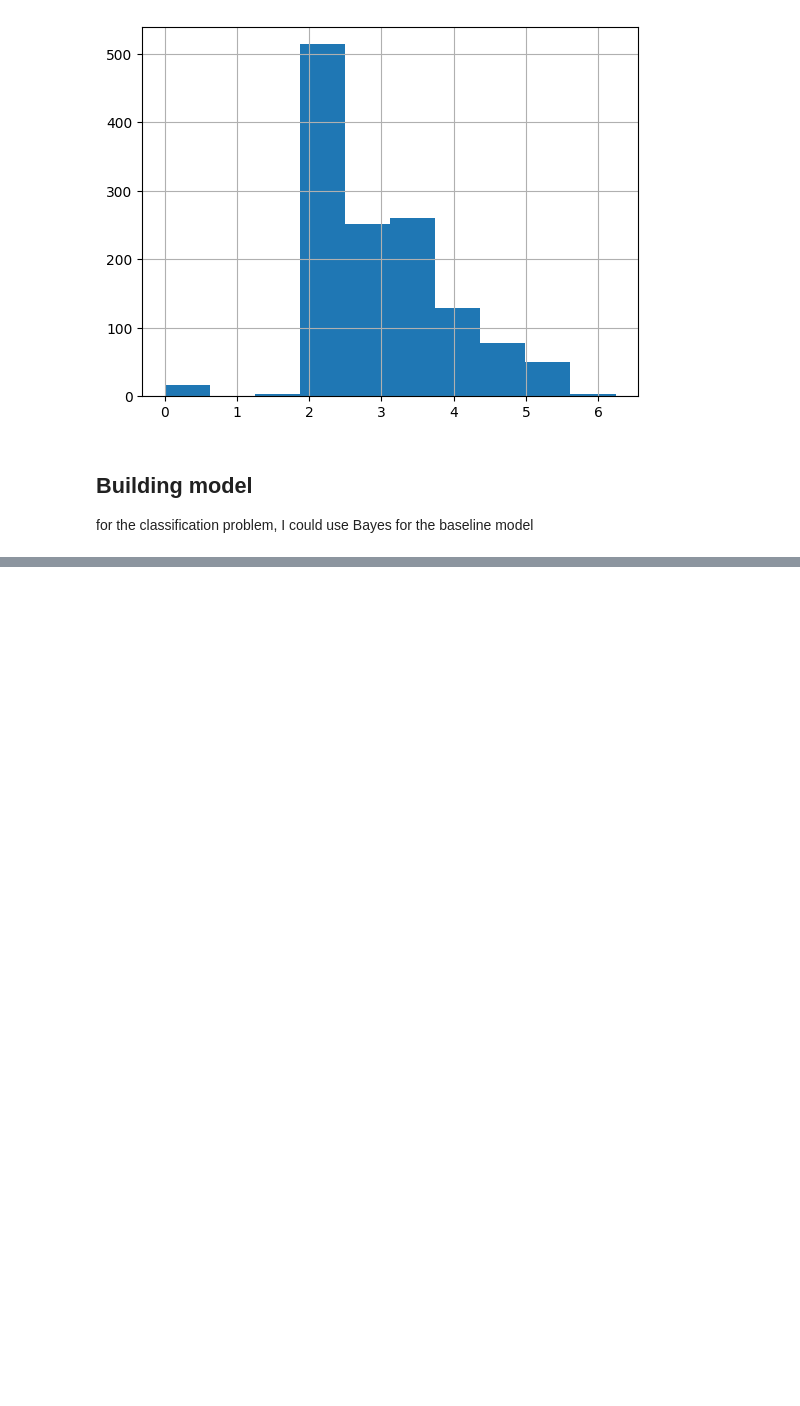
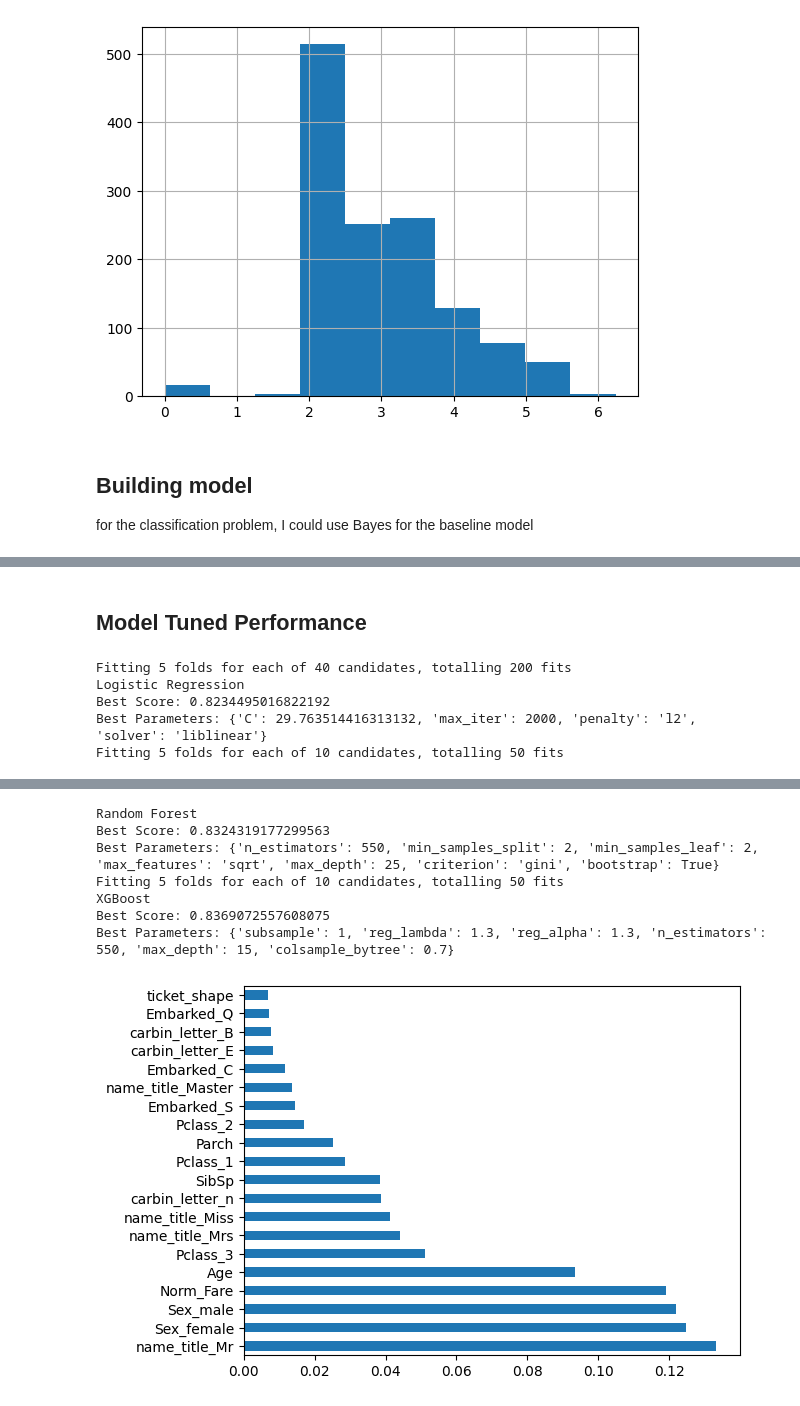
Before and after one commit to david188888/Data-science, a Jupyter notebook: Titannic/Titannic.ipynb, the cells around one changed output, grey strips where cells are left out. Saved outputs shown, nothing was run; the diff lists cells and outputs as text; code cells hidden in the pictures; blank space fills up the shorter version.

```diff
--- a/Titannic/Titannic.ipynb
+++ b/Titannic/Titannic.ipynb
@@ -277,0 +331,70 @@ the cross validation score of KNN is 0.8211184882533198
+# %% [markdown]
+## Model Tuned Performance
+# %%
+from sklearn.model_selection import GridSearchCV
+from sklearn.model_selection import RandomizedSearchCV
+
+def clf_performance(classifier, model_name):
+    print(model_name)
+    print('Best Score: ' + str(classifier.best_score_))
+    print('Best Parameters: ' + str(classifier.best_params_))
+
+# Logistic Regression
+lr = LogisticRegression()
+param_grid = {'max_iter' : [2000],
+              'penalty' : ['l1', 'l2'],
+              'C' : np.logspace(-4, 4, 20),
+              'solver' : ['liblinear']}
+clf_lr = GridSearchCV(lr, param_grid = param_grid, cv = 5, verbose = True, n_jobs = -1)
+best_clf_lr = clf_lr.fit(X_train_scaled,Y_train)
+clf_performance(best_clf_lr,'Logistic Regression')
+
+# Random Forest
+rf = RandomForestClassifier()
+param_grid =  {'n_estimators': [400,450,500,550],
+               'criterion':['gini','entropy'],
+                                  'bootstrap': [True],
+                                  'max_depth': [15, 20, 25],
+                                  'max_features': ['auto','sqrt', 10],
+                                  'min_samples_leaf': [2,3],
+                                  'min_samples_split': [2,3]}
+clf_rf = RandomizedSearchCV(rf, param_distributions = param_grid, cv = 5, verbose = True, n_jobs = -1)
+best_clf_rf = clf_rf.fit(X_train_scaled,Y_train)
+clf_performance(best_clf_rf,'Random Forest')
+
+# XGBoost
+xgb = XGBClassifier()
+param_grid = {
+    'n_estimators': [400,450,500,550],
+    'colsample_bytree': [0.7, 0.8, 0.9, 1],
+    'max_depth': [15, 20, 25],
+    'reg_alpha': [1.1, 1.2, 1.3],
+    'reg_lambda': [1.1, 1.2, 1.3],
+    'subsample': [0.7, 0.8, 0.9, 1]
+}
+clf_xgb = RandomizedSearchCV(xgb, param_distributions = param_grid, cv = 5, verbose = True, n_jobs = -1)
+best_clf_xgb = clf_xgb.fit(X_train_scaled,Y_train)
+clf_performance(best_clf_xgb,'XGBoost')
+
+
+best_rf = best_clf_rf.best_estimator_.fit(X_train_scaled, Y_train)
+feat_importances = pd.Series(best_rf.feature_importances_, index=X_train_scaled.columns)
+feat_importances.nlargest(20).plot(kind='barh')
+
+y_hat_xgv = best_clf_xgb.best_estimator_.predict(X_test_scaled)
+y_hat_rf = best_clf_rf.best_estimator_.predict(X_test_scaled)
+y_hat_lr = best_clf_lr.best_estimator_.predict(X_test_scaled)
+
+xgb_submission = pd.DataFrame({'PassengerId': df_test['PassengerId'], 'Survived': y_hat_xgv})
+rf_submission = pd.DataFrame({'PassengerId': df_test['PassengerId'], 'Survived': y_hat_rf})
+lr_submission = pd.DataFrame({'PassengerId': df_test['PassengerId'], 'Survived': y_hat_lr})
+
+# xgb_submission.to_csv('./data/xgb_submission.csv', index=False)
+# rf_submission.to_csv('./data/rf_submission.csv', index=False)
+# lr_submission.to_csv('./data/lr_submission.csv', index=False)
+# %% [output]
+Fitting 5 folds for each of 40 candidates, totalling 200 fits
+Logistic Regression
+Best Score: 0.8234495016822192
+Best Parameters: {'C': 29.763514416313132, 'max_iter': 2000, 'penalty': 'l2', 'solver': 'liblinear'}
+Fitting 5 folds for each of 10 candidates, totalling 50 fits
@@ -277,0 +418,8 @@ the cross validation score of KNN is 0.8211184882533198
+Random Forest
+Best Score: 0.8324319177299563
+Best Parameters: {'n_estimators': 550, 'min_samples_split': 2, 'min_samples_leaf': 2, 'max_features': 'sqrt', 'max_depth': 25, 'criterion': 'gini', 'bootstrap': True}
+Fitting 5 folds for each of 10 candidates, totalling 50 fits
+XGBoost
+Best Score: 0.8369072557608075
+Best Parameters: {'subsample': 1, 'reg_lambda': 1.3, 'reg_alpha': 1.3, 'n_estimators': 550, 'max_depth': 15, 'colsample_bytree': 0.7}
+[figure, added]
```
Also changed, not shown: parts of 3 cells of this notebook.
